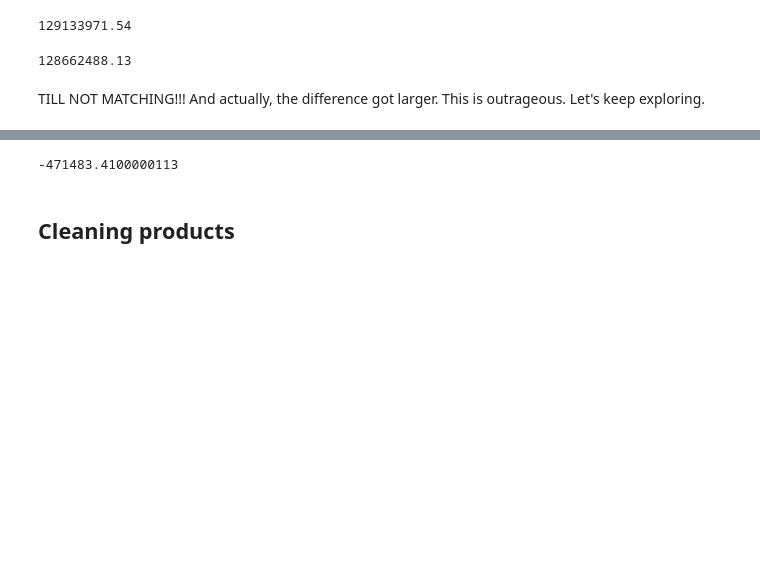
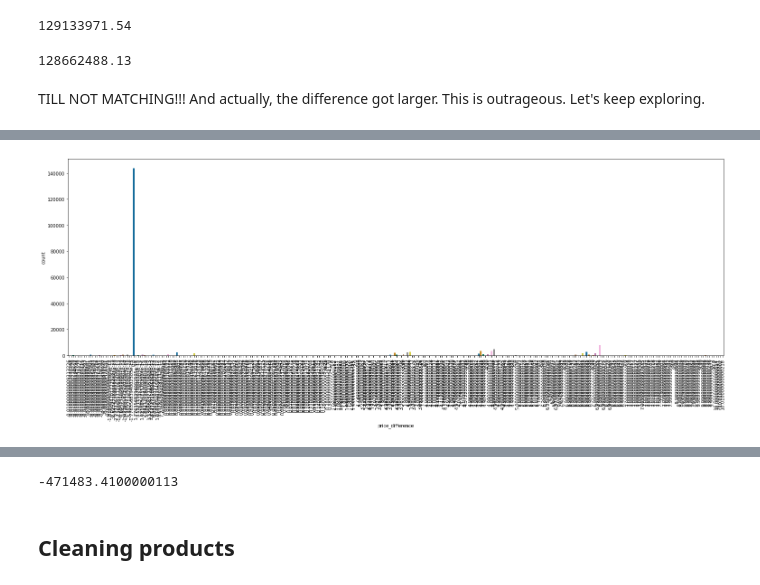
Before and after one commit to sherwan-m/Eniac_Analyze_Discounts, a Jupyter notebook: data_cleaning.ipynb, the cells around one changed output, grey strips where cells are left out. Drawn from its saved outputs; the diff is of its cells as text; code cells hidden in the pictures; blank space fills up the shorter version.

Commit message:
orders and ordrlines: Solving the price mismatch,Remove outliers

```diff
--- a/data_cleaning.ipynb
+++ b/data_cleaning.ipynb
@@ -567,0 +580,8 @@ TILL NOT MATCHING!!! And actually, the difference got larger. This is outrageous
+# %%
+orders_info = (
+orderlines
+    .groupby('id_order')
+    .agg({'total_price':'sum'})
+    .merge(orders, how='left', left_on='id_order', right_on='order_id')
+)
+orders_info
@@ -567,0 +604,3 @@ TILL NOT MATCHING!!! And actually, the difference got larger. This is outrageous
+# %%
+orders_info['price_difference'] = orders_info['total_paid'] - orders_info['total_price']
+orders_info.sort_values('price_difference')
@@ -567,0 +651,28 @@ TILL NOT MATCHING!!! And actually, the difference got larger. This is outrageous
+# %%
+# Calculate the 25th & 75th percentiles
+Q1 = orders_info['price_difference'].quantile(0.25)
+Q3 = orders_info['price_difference'].quantile(0.75)
+# Calculate the interquartile range
+IQR = Q3-Q1
+
+# after data exploring maybe there is shipping costs added to the total paid
+# i try to add 10$ dollars for ignore this difference
+shipping_cost = 10
+# filter the DataFrame to include only "non-outliers"
+filtered = orders_info.loc[(orders_info['price_difference'] >= (Q1 - 1.5*IQR)) & (orders_info['price_difference'] <= ((Q3 + 1.5*IQR)+shipping_cost)), :]
+# %%
+plt.subplots(figsize=(26, 8))
+
+ax = sns.countplot(x="price_difference",
+                   data=filtered,
+                #    ax=[-10,10,-1000,100],
+                   palette="colorblind" # try deep, muted, pastel, bright, dark, and colorblind
+                   )
+# ax.set_xticks([-5,5])
+# plt.ylim(0, 1000)
+# plt.xlim(0,15)
+plt.xticks(rotation = 90)
+# ax.set_xlim(left=0, right=15)
+plt.show()
+# %% [output]
+[figure, added]
```
Also changed, not shown: parts of 16 cells of this notebook.
